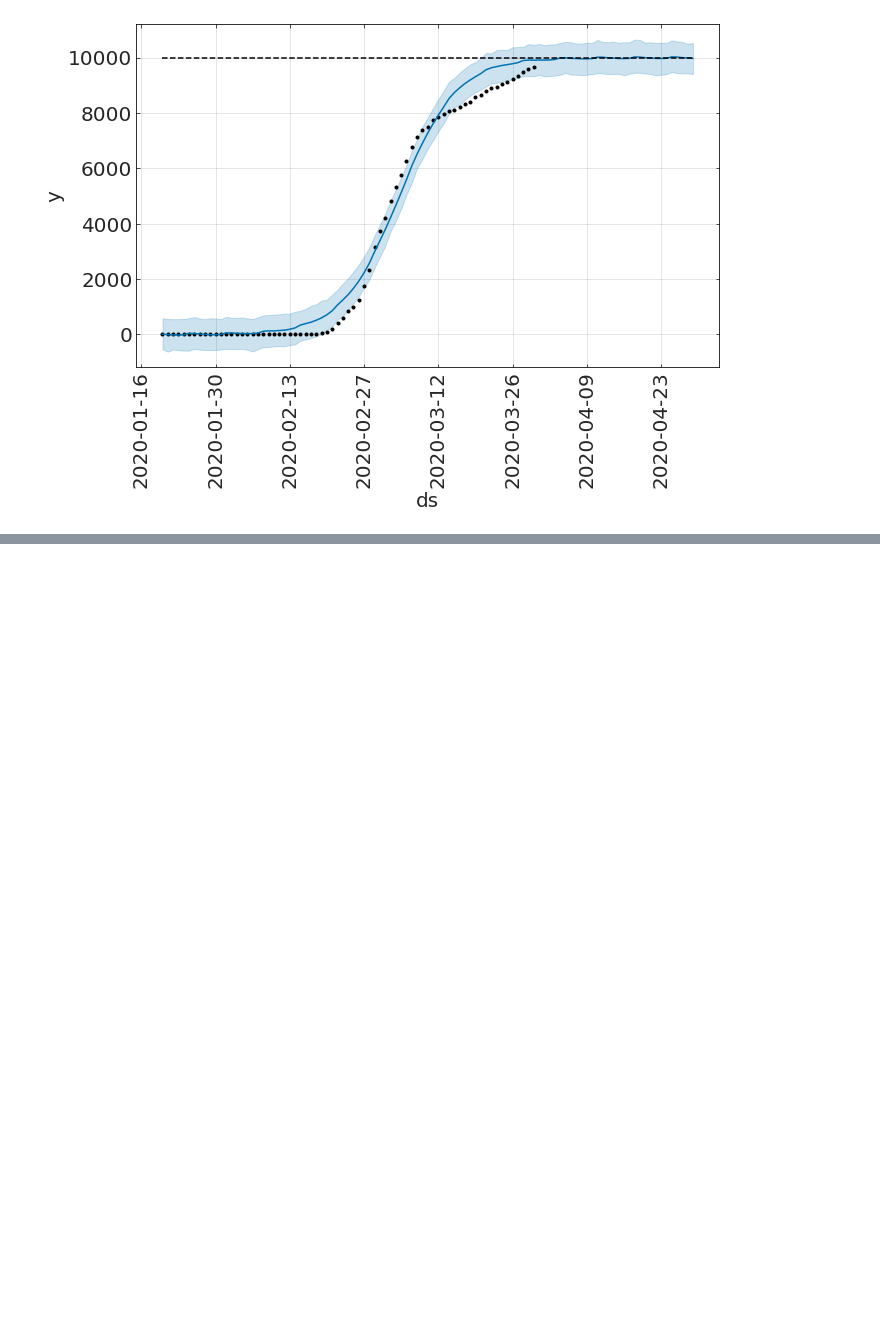
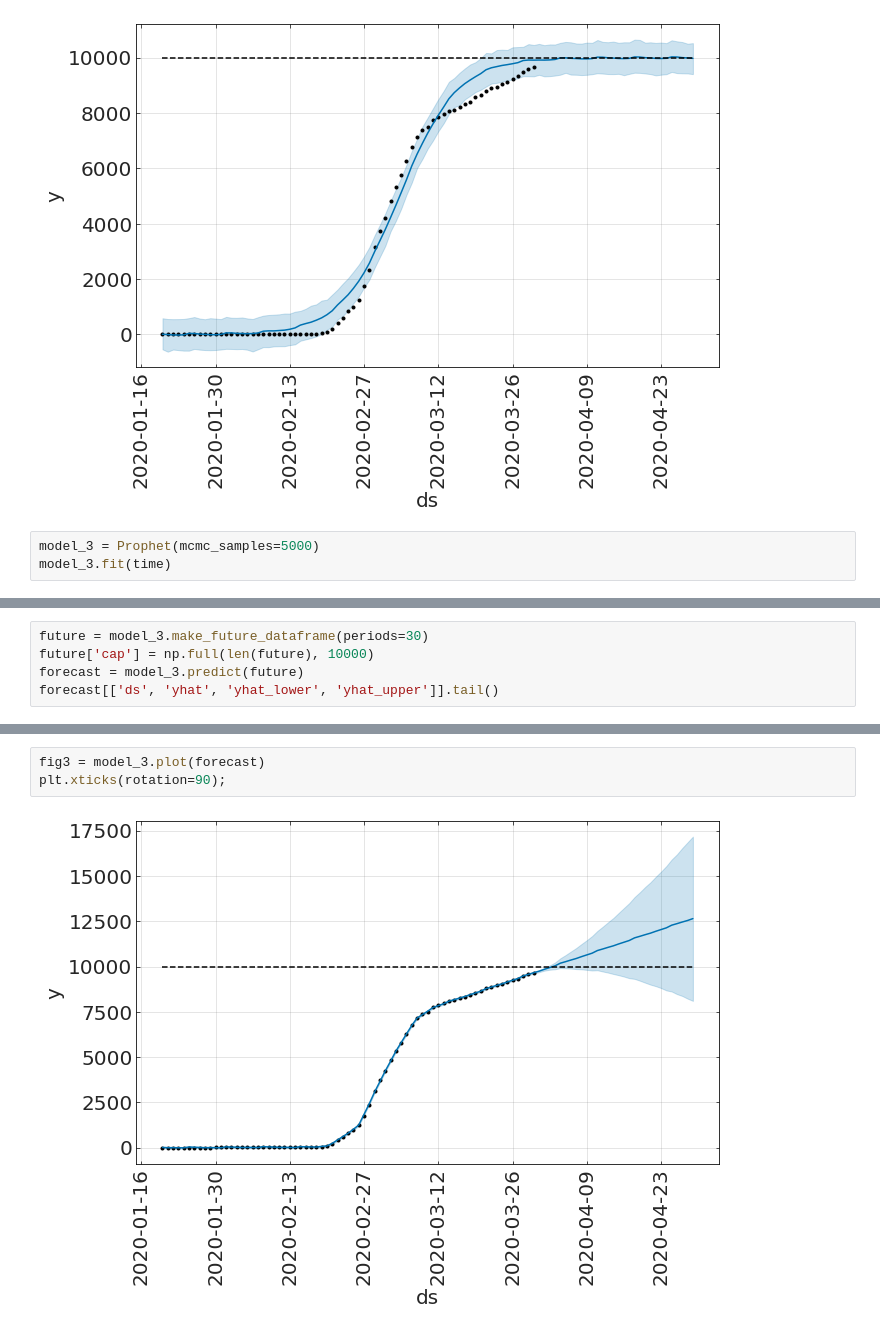
Before and after one commit to RileyWClarke/MLTSA_COVID19, a Jupyter notebook: COVID_19.ipynb, the cells around one changed output, grey strips where cells are left out. Drawn from its saved outputs; the diff is of its cells as text; blank space fills up the shorter version.

```diff
--- a/COVID_19.ipynb
+++ b/COVID_19.ipynb
@@ -252,3 +252,6 @@ fig2 = model_2.plot(forecast)
 plt.xticks(rotation=90);
 # %% [output]
 [figure]
+# %%
+model_3 = Prophet(mcmc_samples=5000)
+model_3.fit(time)
@@ -254,0 +264,5 @@ plt.xticks(rotation=90);
+# %%
+future = model_3.make_future_dataframe(periods=30)
+future['cap'] = np.full(len(future), 10000)
+forecast = model_3.predict(future)
+forecast[['ds', 'yhat', 'yhat_lower', 'yhat_upper']].tail()
@@ -254,0 +276,5 @@ plt.xticks(rotation=90);
+# %%
+fig3 = model_3.plot(forecast)
+plt.xticks(rotation=90);
+# %% [output]
+[figure, added]
```
Also changed, not shown: parts of 2 cells of this notebook.
